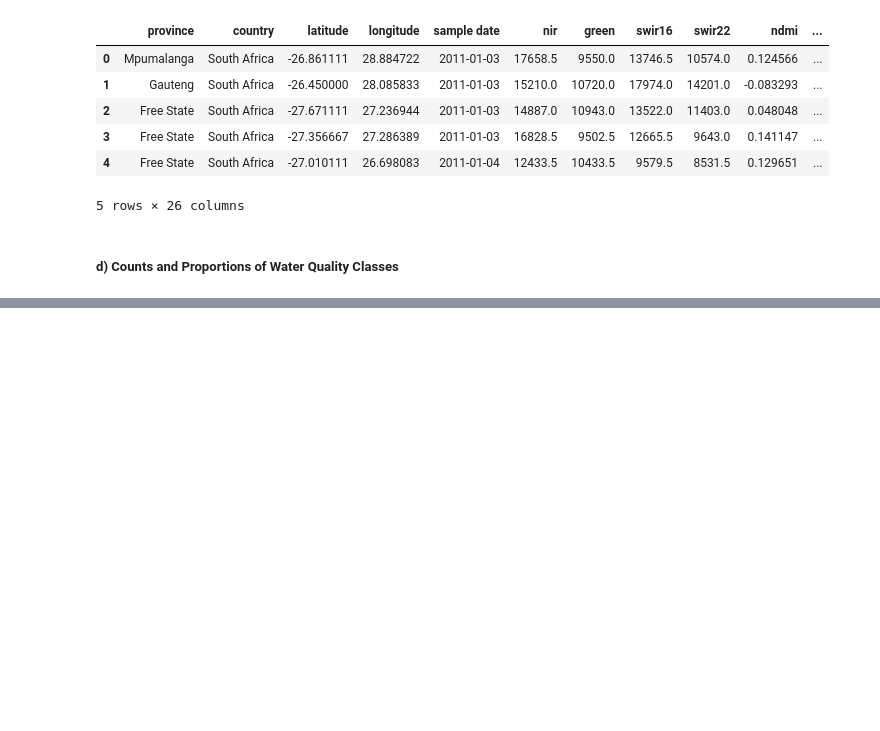
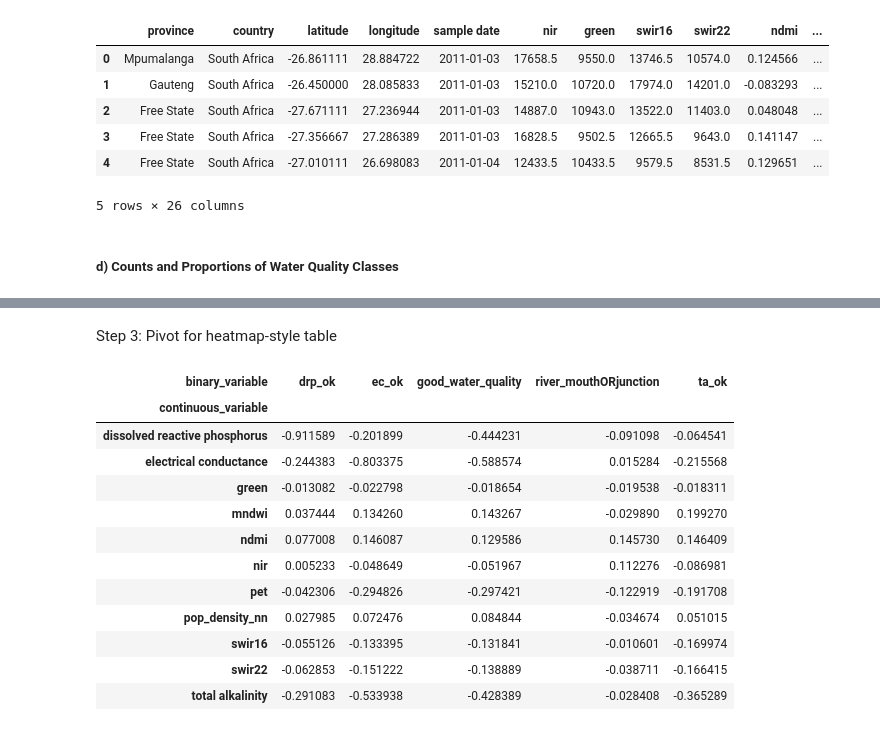
Before and after one commit to kylerod22/siads593-water-sustainability, a Jupyter notebook: 08-rjbest-sungmiki-kylerod-2026winter/src/Summary & Conclusion.ipynb, the cells around one changed output, grey strips where cells are left out. Saved outputs shown, nothing was run; the diff lists cells and outputs as text; code cells hidden in the pictures; blank space fills up the shorter version.

```diff
--- a/08-rjbest-sungmiki-kylerod-2026winter/src/Summary & Conclusion.ipynb
+++ b/08-rjbest-sungmiki-kylerod-2026winter/src/Summary & Conclusion.ipynb
@@ -138,0 +232,18 @@ Observation: Just over half of the observations meet all defined water quality t
+# %%
+results = []
+
+for b in binary_vars:
+    for c in continuous_vars:
+        df_pair = water_quality_labeled_df[[b, c]].dropna()
+
+        if df_pair[b].nunique() == 2:
+            r, p = pointbiserialr(df_pair[b], df_pair[c])
+            results.append({
+                "binary_variable": b,
+                "continuous_variable": c,
+                "correlation": r,
+                "p_value": p
+            })
+# %%
+pb_corr_df = pd.DataFrame(results)
+pb_corr_df.sort_values("correlation", key=abs, ascending=False).head(10)
@@ -138,0 +262,24 @@ Observation: Just over half of the observations meet all defined water quality t
+# %% [markdown]
+Step 3: Pivot for heatmap-style table
+# %%
+pb_corr_matrix = pb_corr_df.pivot(
+    index="continuous_variable",
+    columns="binary_variable",
+    values="correlation"
+)
+
+pb_corr_matrix
+# %% [output]
+| binary_variable | drp_ok | ec_ok | good_water_quality | river_mouthORjunction | ta_ok |
+| continuous_variable |  |  |  |  |  |
+| dissolved reactive phosphorus | -0.911589 | -0.201899 | -0.444231 | -0.091098 | -0.064541 |
+| electrical conductance | -0.244383 | -0.803375 | -0.588574 | 0.015284 | -0.215568 |
+| green | -0.013082 | -0.022798 | -0.018654 | -0.019538 | -0.018311 |
+| mndwi | 0.037444 | 0.134260 | 0.143267 | -0.029890 | 0.199270 |
+| ndmi | 0.077008 | 0.146087 | 0.129586 | 0.145730 | 0.146409 |
+| nir | 0.005233 | -0.048649 | -0.051967 | 0.112276 | -0.086981 |
+| pet | -0.042306 | -0.294826 | -0.297421 | -0.122919 | -0.191708 |
+| pop_density_nn | 0.027985 | 0.072476 | 0.084844 | -0.034674 | 0.051015 |
+| swir16 | -0.055126 | -0.133395 | -0.131841 | -0.010601 | -0.169974 |
+| swir22 | -0.062853 | -0.151222 | -0.138889 | -0.038711 | -0.166415 |
+| total alkalinity | -0.291083 | -0.533938 | -0.428389 | -0.028408 | -0.365289 |
```
Also changed, not shown: parts of 21 cells of this notebook.
